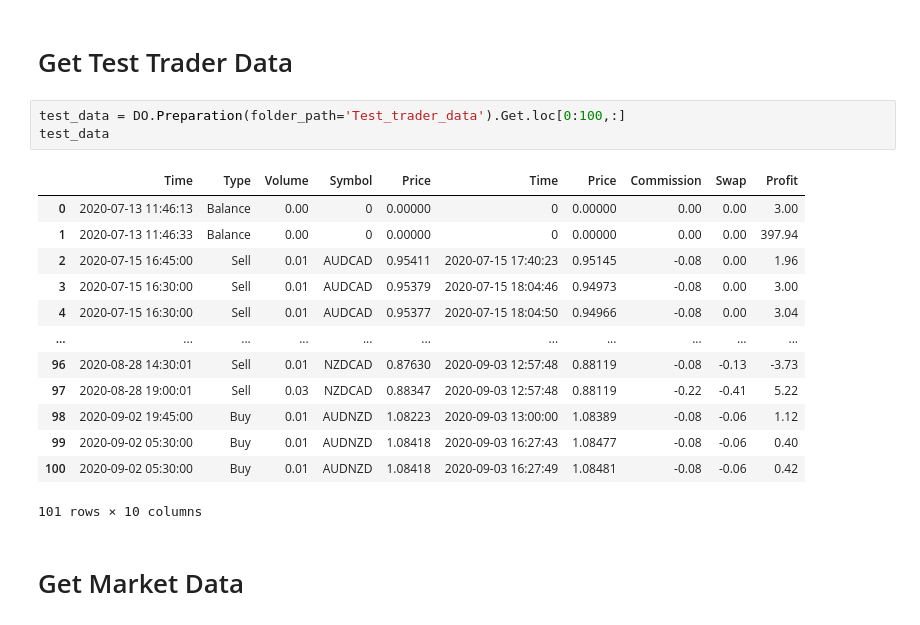
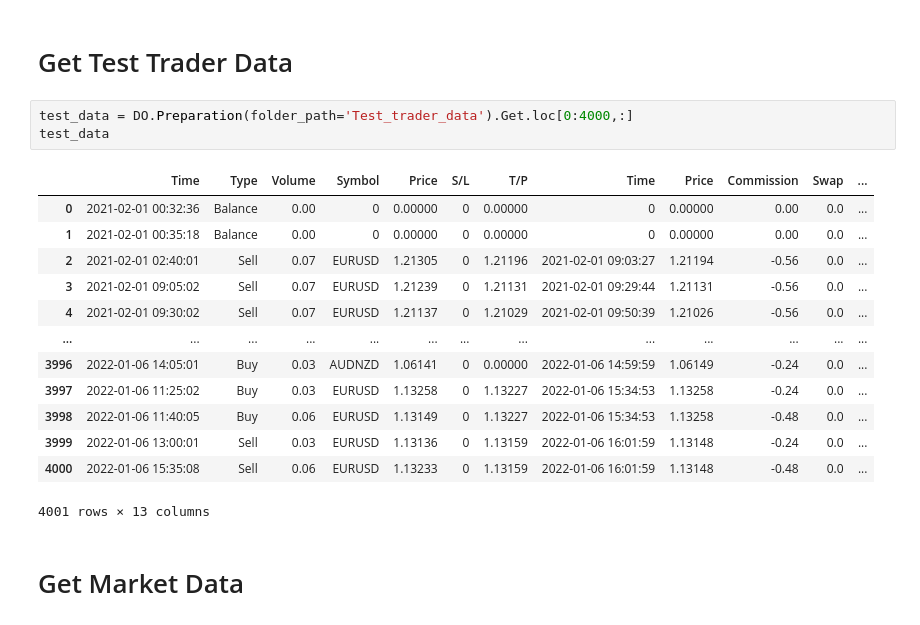
Before and after one commit to adaji/TraderEvaluation, a Jupyter notebook: TestNote.ipynb, the cells around one changed output. Cells and saved outputs as stored; diff of their text form.

```diff
--- a/TestNote.ipynb
+++ b/TestNote.ipynb
@@ -7,22 +7,22 @@ import Data_Operation as DO
 # %% [markdown]
 # Get Test Trader Data
 # %%
-test_data = DO.Preparation(folder_path='Test_trader_data').Get.loc[0:100,:]
+test_data = DO.Preparation(folder_path='Test_trader_data').Get.loc[0:4000,:]
 test_data
 # %% [output]
-|  | Time | Type | Volume | Symbol | Price | Time | Price | Commission | Swap | Profit |
-| 0 | 2020-07-13 11:46:13 | Balance | 0.00 | 0 | 0.00000 | 0 | 0.00000 | 0.00 | 0.00 | 3.00 |
-| 1 | 2020-07-13 11:46:33 | Balance | 0.00 | 0 | 0.00000 | 0 | 0.00000 | 0.00 | 0.00 | 397.94 |
-| 2 | 2020-07-15 16:45:00 | Sell | 0.01 | AUDCAD | 0.95411 | 2020-07-15 17:40:23 | 0.95145 | -0.08 | 0.00 | 1.96 |
-| 3 | 2020-07-15 16:30:00 | Sell | 0.01 | AUDCAD | 0.95379 | 2020-07-15 18:04:46 | 0.94973 | -0.08 | 0.00 | 3.00 |
-| 4 | 2020-07-15 16:30:00 | Sell | 0.01 | AUDCAD | 0.95377 | 2020-07-15 18:04:50 | 0.94966 | -0.08 | 0.00 | 3.04 |
-| ... | ... | ... | ... | ... | ... | ... | ... | ... | ... | ... |
-| 96 | 2020-08-28 14:30:01 | Sell | 0.01 | NZDCAD | 0.87630 | 2020-09-03 12:57:48 | 0.88119 | -0.08 | -0.13 | -3.73 |
-| 97 | 2020-08-28 19:00:01 | Sell | 0.03 | NZDCAD | 0.88347 | 2020-09-03 12:57:48 | 0.88119 | -0.22 | -0.41 | 5.22 |
-| 98 | 2020-09-02 19:45:00 | Buy | 0.01 | AUDNZD | 1.08223 | 2020-09-03 13:00:00 | 1.08389 | -0.08 | -0.06 | 1.12 |
-| 99 | 2020-09-02 05:30:00 | Buy | 0.01 | AUDNZD | 1.08418 | 2020-09-03 16:27:43 | 1.08477 | -0.08 | -0.06 | 0.40 |
-| 100 | 2020-09-02 05:30:00 | Buy | 0.01 | AUDNZD | 1.08418 | 2020-09-03 16:27:49 | 1.08481 | -0.08 | -0.06 | 0.42 |
+|  | Time | Type | Volume | Symbol | Price | S/L | T/P | Time | Price | Commission | Swap | ... |
+| 0 | 2021-02-01 00:32:36 | Balance | 0.00 | 0 | 0.00000 | 0 | 0.00000 | 0 | 0.00000 | 0.00 | 0.0 | ... |
+| 1 | 2021-02-01 00:35:18 | Balance | 0.00 | 0 | 0.00000 | 0 | 0.00000 | 0 | 0.00000 | 0.00 | 0.0 | ... |
+| 2 | 2021-02-01 02:40:01 | Sell | 0.07 | EURUSD | 1.21305 | 0 | 1.21196 | 2021-02-01 09:03:27 | 1.21194 | -0.56 | 0.0 | ... |
+| 3 | 2021-02-01 09:05:02 | Sell | 0.07 | EURUSD | 1.21239 | 0 | 1.21131 | 2021-02-01 09:29:44 | 1.21131 | -0.56 | 0.0 | ... |
+| 4 | 2021-02-01 09:30:02 | Sell | 0.07 | EURUSD | 1.21137 | 0 | 1.21029 | 2021-02-01 09:50:39 | 1.21026 | -0.56 | 0.0 | ... |
+| ... | ... | ... | ... | ... | ... | ... | ... | ... | ... | ... | ... | ... |
+| 3996 | 2022-01-06 14:05:01 | Buy | 0.03 | AUDNZD | 1.06141 | 0 | 0.00000 | 2022-01-06 14:59:59 | 1.06149 | -0.24 | 0.0 | ... |
+| 3997 | 2022-01-06 11:25:02 | Buy | 0.03 | EURUSD | 1.13258 | 0 | 1.13227 | 2022-01-06 15:34:53 | 1.13258 | -0.24 | 0.0 | ... |
+| 3998 | 2022-01-06 11:40:05 | Buy | 0.06 | EURUSD | 1.13149 | 0 | 1.13227 | 2022-01-06 15:34:53 | 1.13258 | -0.48 | 0.0 | ... |
+| 3999 | 2022-01-06 13:00:01 | Sell | 0.03 | EURUSD | 1.13136 | 0 | 1.13159 | 2022-01-06 16:01:59 | 1.13148 | -0.24 | 0.0 | ... |
+| 4000 | 2022-01-06 15:35:08 | Sell | 0.06 | EURUSD | 1.13233 | 0 | 1.13159 | 2022-01-06 16:01:59 | 1.13148 | -0.48 | 0.0 | ... |
-101 rows × 10 columns
+4001 rows × 13 columns
 # %% [markdown]
 # Get Market Data
 # %%
```
Also changed, not shown: parts of 4 cells of this notebook.
